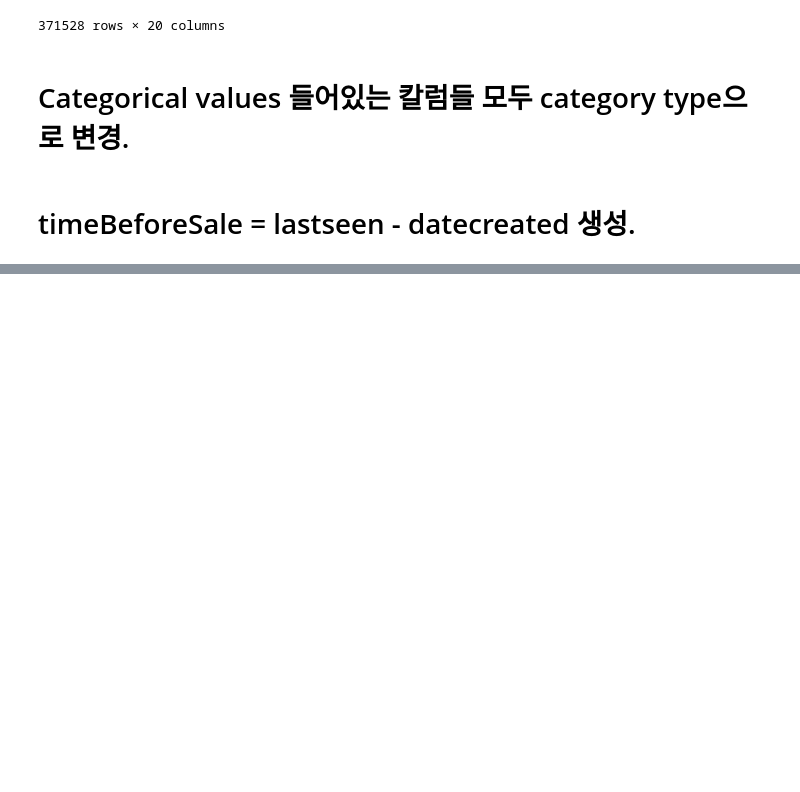
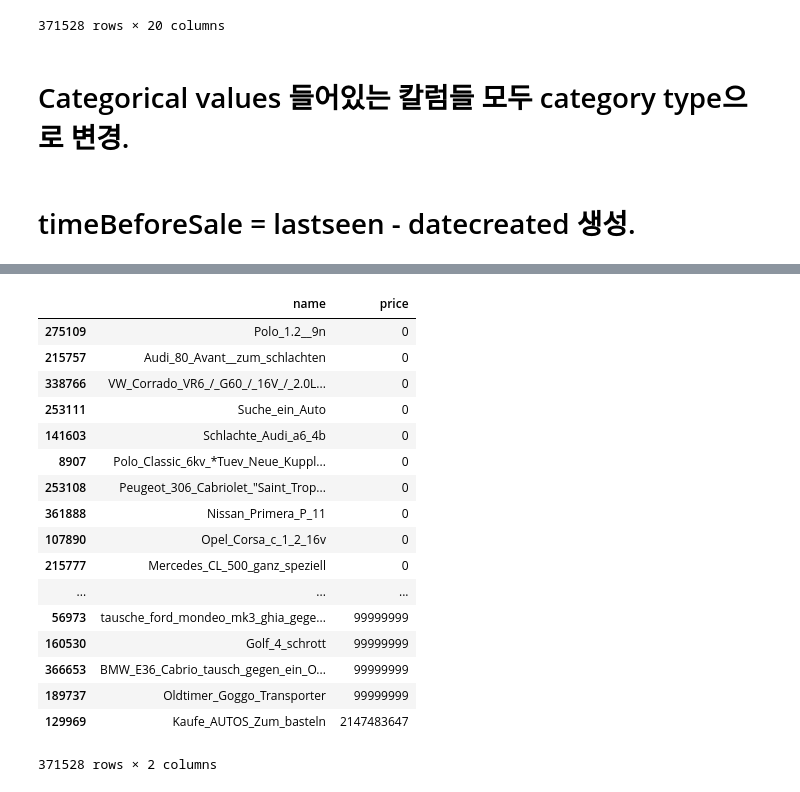
Before and after one commit to jaepil-choi/autos, a Jupyter notebook: preprocessing0518.ipynb, the cells around one changed output, grey strips where cells are left out. Drawn from its saved outputs; the diff is of its cells as text; code cells hidden in the pictures; blank space fills up the shorter version.

```diff
--- a/preprocessing0518.ipynb
+++ b/preprocessing0518.ipynb
@@ -111,0 +96,21 @@ seller
+# %%
+df[['name', 'price']].sort_values(by='price')
+# %% [output]
+|  | name | price |
+| 275109 | Polo_1.2__9n | 0 |
+| 215757 | Audi_80_Avant__zum_schlachten | 0 |
+| 338766 | VW_Corrado_VR6_/_G60_/_16V_/_2.0L... | 0 |
+| 253111 | Suche_ein_Auto | 0 |
+| 141603 | Schlachte_Audi_a6_4b | 0 |
+| 8907 | Polo_Classic_6kv_*Tuev_Neue_Kuppl... | 0 |
+| 253108 | Peugeot_306_Cabriolet_"Saint_Trop... | 0 |
+| 361888 | Nissan_Primera_P_11 | 0 |
+| 107890 | Opel_Corsa_c_1_2_16v | 0 |
+| 215777 | Mercedes_CL_500_ganz_speziell | 0 |
+| ... | ... | ... |
+| 56973 | tausche_ford_mondeo_mk3_ghia_gege... | 99999999 |
+| 160530 | Golf_4_schrott | 99999999 |
+| 366653 | BMW_E36_Cabrio_tausch_gegen_ein_O... | 99999999 |
+| 189737 | Oldtimer_Goggo_Transporter | 99999999 |
+| 129969 | Kaufe_AUTOS_Zum_basteln | 2147483647 |
+371528 rows × 2 columns
```
Also changed, not shown: parts of 5 cells of this notebook.
